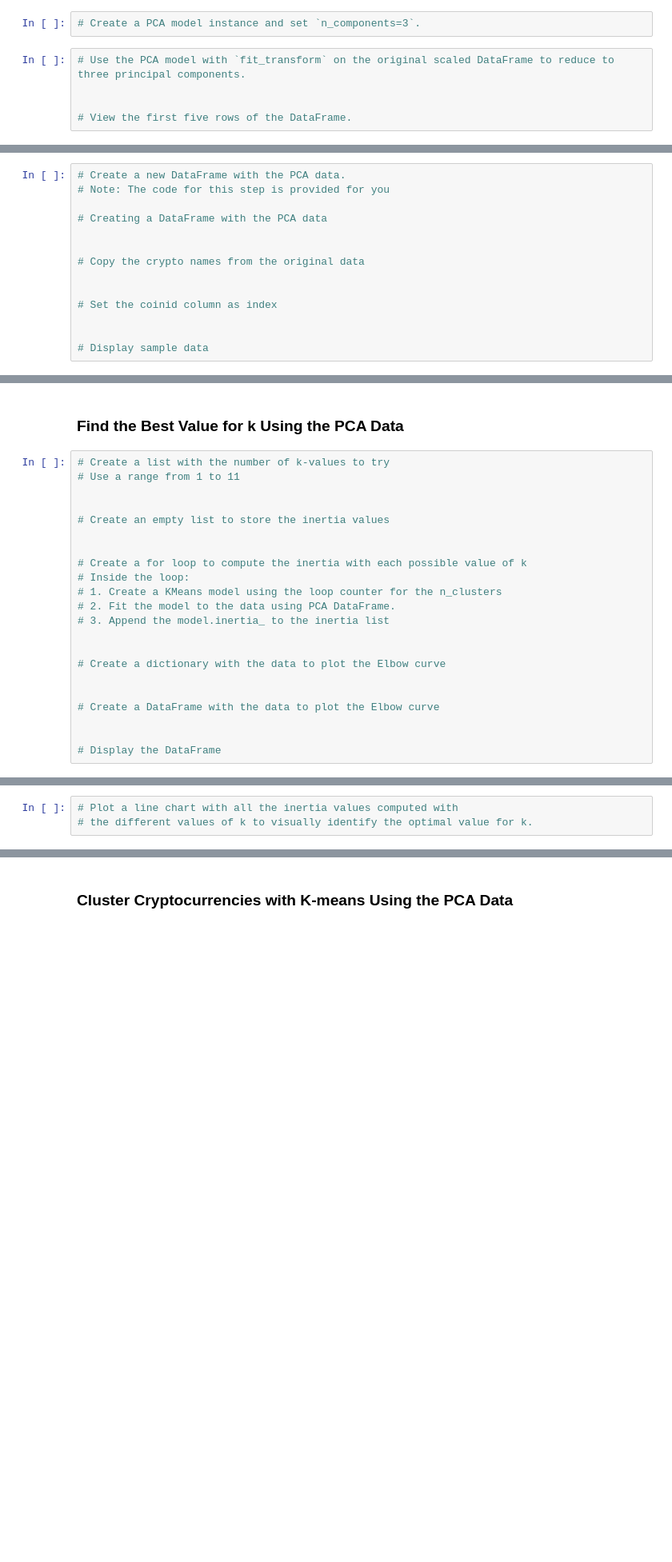
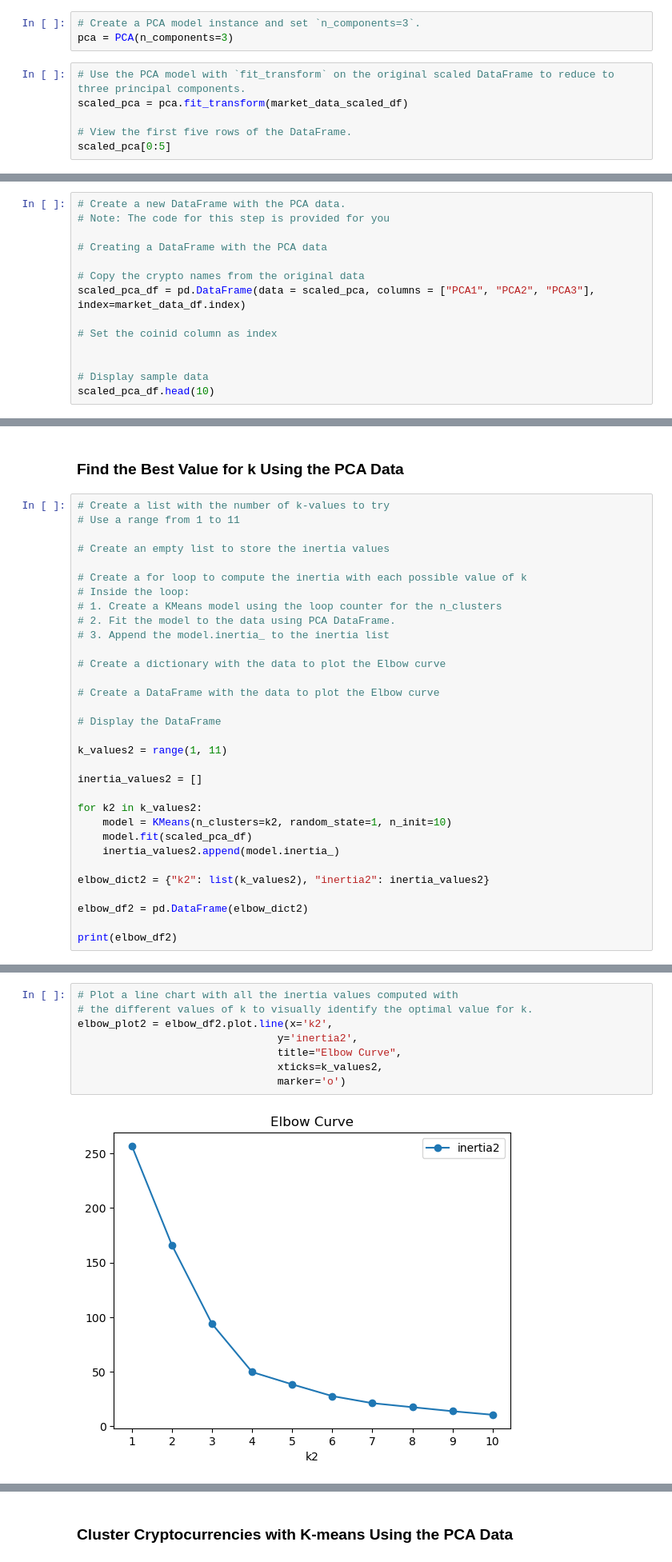
Before and after one commit to afine5/CryptoClustering, a Jupyter notebook: Crypto_Clustering.ipynb, the cells around one changed output, grey strips where cells are left out. Shown at 80% size. Cells and saved outputs as stored; diff of their text form; blank space fills up the shorter version.

```diff
--- a/Crypto_Clustering.ipynb
+++ b/Crypto_Clustering.ipynb
@@ -231,11 +231,13 @@ market_data_clustered.plot.scatter(
 ### Optimize Clusters with Principal Component Analysis.
 # %%
 # Create a PCA model instance and set `n_components=3`.
+pca = PCA(n_components=3)
 # %%
 # Use the PCA model with `fit_transform` on the original scaled DataFrame to reduce to three principal components.
-
+scaled_pca = pca.fit_transform(market_data_scaled_df)
 
 # View the first five rows of the DataFrame.
+scaled_pca[0:5]
 # %% [output]
 array([[-0.60066733,  0.84276006,  0.46159457],
        [-0.45826071,  0.45846566,  0.95287678],
@@ -258,14 +267,14 @@ array([0.3719856 , 0.34700813, 0.17603793])
 
 # Creating a DataFrame with the PCA data
 
-
 # Copy the crypto names from the original data
-
+scaled_pca_df = pd.DataFrame(data = scaled_pca, columns = ["PCA1", "PCA2", "PCA3"], index=market_data_df.index)
 
 # Set the coinid column as index
 
 
 # Display sample data
+scaled_pca_df.head(10)
 # %% [output]
 |  | PCA1 | PCA2 | PCA3 |
 | coin_id |  |  |  |
@@ -285,9 +294,7 @@ array([0.3719856 , 0.34700813, 0.17603793])
 # Create a list with the number of k-values to try
 # Use a range from 1 to 11
 
-
 # Create an empty list to store the inertia values
-
 
 # Create a for loop to compute the inertia with each possible value of k
 # Inside the loop:
@@ -295,12 +302,24 @@ array([0.3719856 , 0.34700813, 0.17603793])
 # 2. Fit the model to the data using PCA DataFrame.
 # 3. Append the model.inertia_ to the inertia list
 
-
 # Create a dictionary with the data to plot the Elbow curve
-
 
 # Create a DataFrame with the data to plot the Elbow curve
 
+# Display the DataFrame
 
-# Display the DataFrame
+k_values2 = range(1, 11)
+
+inertia_values2 = []
+
+for k2 in k_values2:
+    model = KMeans(n_clusters=k2, random_state=1, n_init=10)
+    model.fit(scaled_pca_df)
+    inertia_values2.append(model.inertia_)
+
+elbow_dict2 = {"k2": list(k_values2), "inertia2": inertia_values2}
+
+elbow_df2 = pd.DataFrame(elbow_dict2)
+
+print(elbow_df2)
 # %% [output]
@@ -318,6 +340,13 @@ array([0.3719856 , 0.34700813, 0.17603793])
 # %%
 # Plot a line chart with all the inertia values computed with
 # the different values of k to visually identify the optimal value for k.
+elbow_plot2 = elbow_df2.plot.line(x='k2',
+                                y='inertia2',
+                                title="Elbow Curve",
+                                xticks=k_values2,
+                                marker='o')
+# %% [output]
+[figure, added]
 # %% [markdown]
 #### Answer the following questions:
 * **Question:** What is the best value for `k` when using the PCA data?
```
Also changed, not shown: parts of 6 cells of this notebook.
